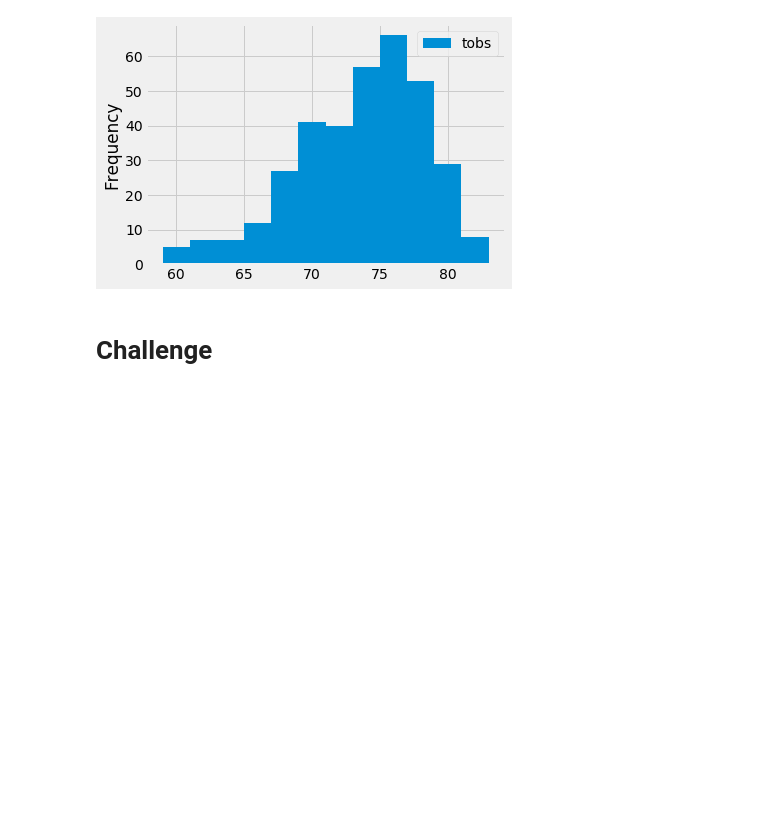
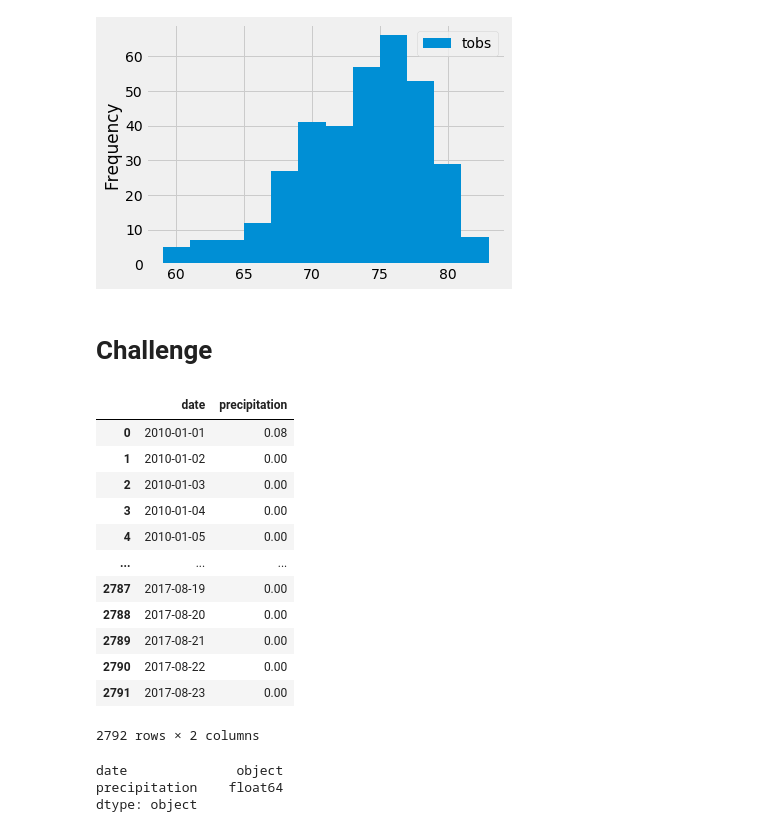
Before and after one commit to aramaswami/surfs_up, a Jupyter notebook: climate_analysis.ipynb, the cells around one changed output. Drawn from its saved outputs; the diff is of its cells as text; code cells hidden in the pictures; blank space fills up the shorter version.

```diff
--- a/climate_analysis.ipynb
+++ b/climate_analysis.ipynb
@@ -185,3 +185,32 @@ plt.tight_layout()
 # and return the minimum, average, and maximum temperatures for that range of dates
 # %% [markdown]
 # Challenge
+# %%
+#strftime('%Y %m %d','now')
+#WHERE strfttime('%y', date) = '2015'
+#SELECT MONTHNAME(payment_dt) as m ,COUNT(*) as Nos,SUM(amount) as total,AVG(amount) as average FROM `plus2_bills` GROUP BY m
+#month=6
+#prcp_date = session.query(Measurement.prcp).group_by(Measurement.date).all()
+#prcp_date = session.query(Measurement.prcp).group_by(Measurement.date).filter(Measurement.date >= prev_year).all()
+#df = pd.DataFrame(results, columns=['date','precipitation'])
+
+prcp_date = session.query(Measurement.date,Measurement.prcp).group_by(Measurement.date).all()
+df_prcp=pd.DataFrame(prcp_date,columns=['date','precipitation'])
+#df_prcp.set_index(df_prcp['date'], inplace=True)
+df_prcp
+#df_prcp = df_prcp.sort_index()
+#print(df_prcp.to_string(index=False))
+# %% [output]
+|  | date | precipitation |
+| 0 | 2010-01-01 | 0.08 |
+| 1 | 2010-01-02 | 0.00 |
+| 2 | 2010-01-03 | 0.00 |
+| 3 | 2010-01-04 | 0.00 |
+| 4 | 2010-01-05 | 0.00 |
+| ... | ... | ... |
+| 2787 | 2017-08-19 | 0.00 |
+| 2788 | 2017-08-20 | 0.00 |
+| 2789 | 2017-08-21 | 0.00 |
+| 2790 | 2017-08-22 | 0.00 |
+| 2791 | 2017-08-23 | 0.00 |
+2792 rows × 2 columns
@@ -187,0 +242,7 @@ plt.tight_layout()
+# %%
+
+df_prcp.dtypes
+# %% [output]
+date              object
+precipitation    float64
+dtype: object
```
Also changed, not shown: parts of 11 cells of this notebook.
